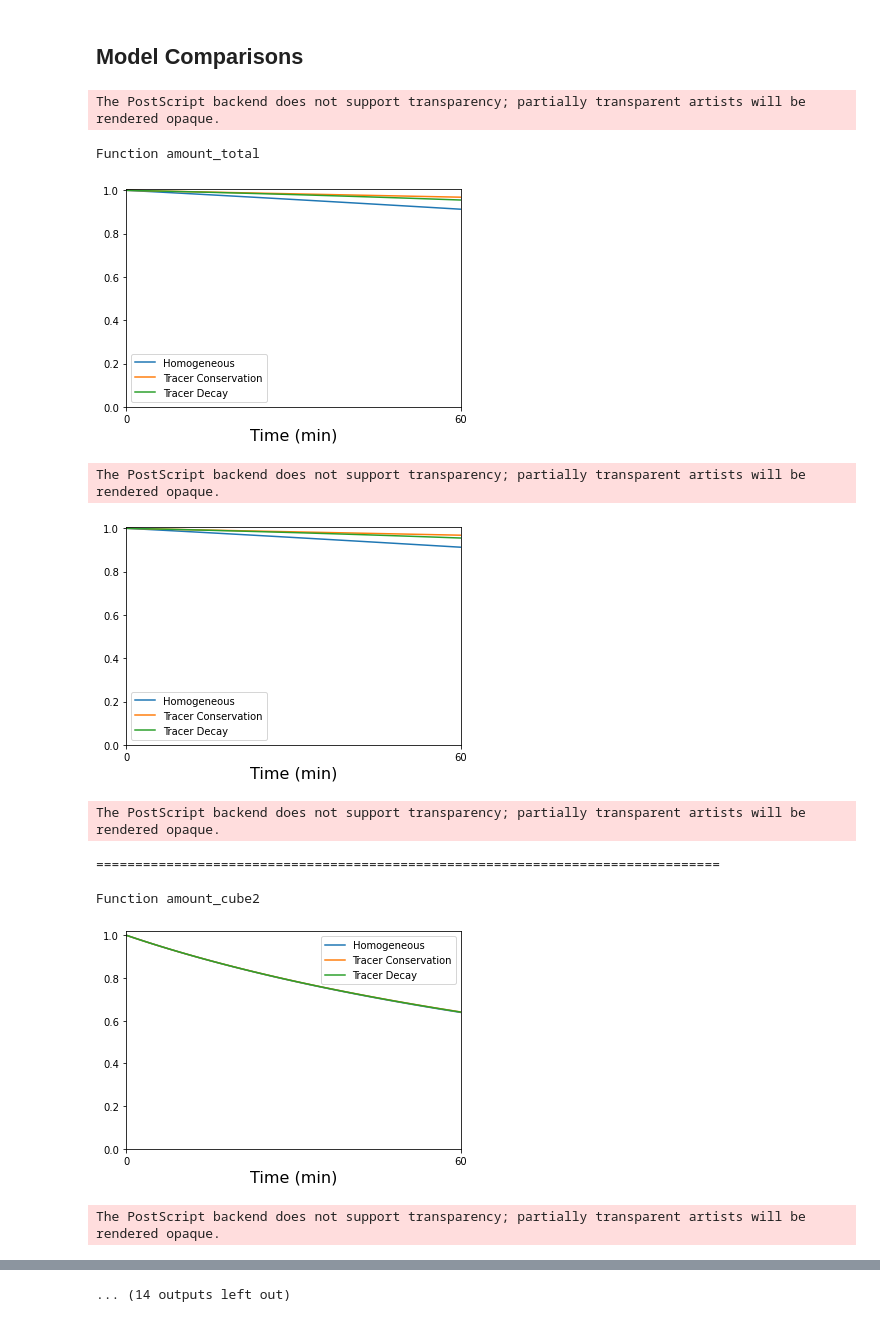
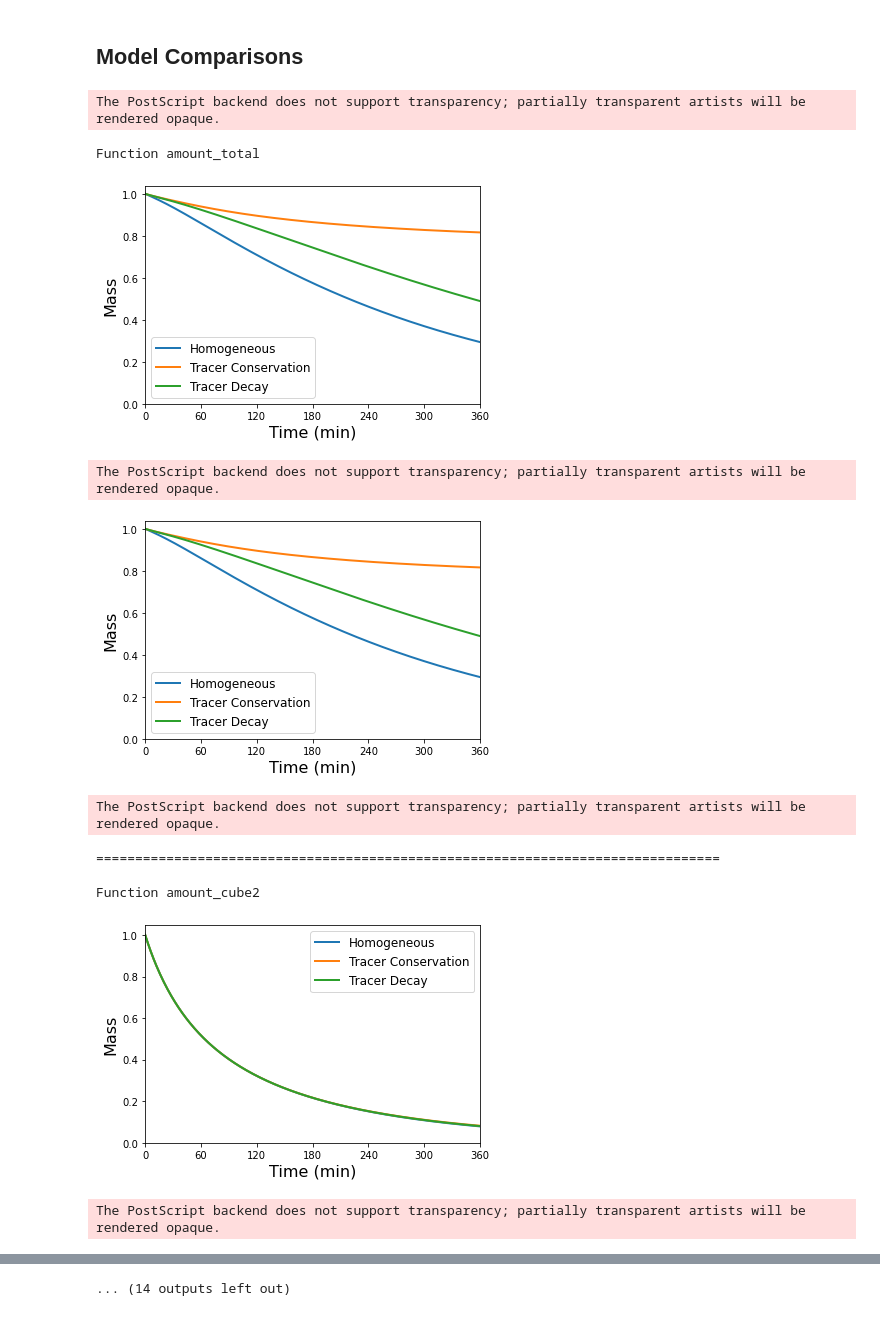
Before and after one commit to jorgenriseth/multirat, a Jupyter notebook: notebooks/Visualization and Measurements.ipynb, the cells around one changed output, grey strips where cells are left out. Drawn from its saved outputs; the diff is of its cells as text; code cells hidden in the pictures.

```diff
--- a/notebooks/Visualization and Measurements.ipynb
+++ b/notebooks/Visualization and Measurements.ipynb
@@ -93,7 +95,7 @@ Simulation stopped after 1.0h < 6.0h requested.
 # %% [markdown]
 ### Total vs Local Amounts
 # %%
-def plot_wrapper(time, values, relative=False, ax=None, *args, **kwargs):
+def plot_wrapper(time, values, dt, relative=False, ax=None, *args, **kwargs):
     if ax is None:
         fig, ax = plt.subplots()
 
@@ -102,9 +104,9 @@ def plot_wrapper(time, values, relative=False, ax=None, *args, **kwargs):
     else:
         vals = values
 
-    ax.plot(time / 60, vals, *args, **kwargs)
+    ax.plot(time / 60, vals, lw=2.0, *args, **kwargs)
     ax.set_xlim(0, time[-1] / 60)
-    ax.set_xticks(time[::60] / 60)
+    ax.set_xticks(time[::int(60 / (dt/60))] / 60)
     ax.set_xlabel("Time (min)", fontsize=16)
     ax.set_ylim(0, None, auto=True)
     return ax
@@ -203,7 +208,7 @@ concentration_injection
 # %% [markdown]
 ## Model Comparisons
 # %%
-def plot_different_models(resolution, funcname, models=None):
+def plot_different_models(models, resolution, timestep, funcname):
     if models is None:
         models = {
             "homogeneous": "Homogeneous",
@@ -213,42 +218,50 @@ def plot_different_models(resolution, funcname, models=None):
 
     fig, ax = plt.subplots()
     for modelname, model_label in models.items():
-        time = times[modelname][res]
-        plot_wrapper(time, values[modelname][resolution][funcname], relative=True, label=model_label, ax=ax)
-    plt.legend()
-#     plt.ylabel("$N(t)\,/\,N_0 $", fontsize=16)
-#     plt.ylabel("Relative Mass", fontsize=16)
-    plt.savefig(f"{RESULTS_DIR}/figures/inulin-diffusion-models-res{res}-{funcname}-{hours}hours-relative.eps", format="eps", bbox_inches="tight")
-    plt.savefig(f"{RESULTS_DIR}/figures/inulin-diffusion-models-res{res}-{funcname}-{hours}hours-relative.png", bbox_inches="tight")
+        time = times[(modelname, resolution, timestep)]
+        plot_wrapper(time, values[(modelname, resolution, timestep, funcname)], dt, relative=True, label=model_label, ax=ax)
+        plt.ylabel(function_ylabels[funcname], fontsize=18)
+
+    plt.legend(fontsize=14)
+    plt.savefig(f"{RESULTS_DIR}/figures/inulin-diffusion-models-res{resolution}-{funcname}-dt{dt}-{hours}hours-relative.eps", format="eps", bbox_inches="tight")
+    plt.savefig(f"{RESULTS_DIR}/figures/eps/inulin-diffusion-models-res{resolution}-{funcname}-dt{dt}-{hours}hours-relative.png", bbox_inches="tight")
     plt.show()
 
     fig, ax = plt.subplots()
     for modelname, model_label in models.items():
-        time = times[modelname][res]
-        plot_wrapper(time, values[modelname][resolution][funcname], relative=False, label=model_label, ax=ax)
-    plt.legend()
+        time = times[(modelname, resolution, timestep)]
+        plot_wrapper(time, values[(modelname, resolution, timestep, funcname)], dt, relative=False, label=model_label, ax=ax)
+        plt.ylabel("Relative " + function_ylabels[funcname], fontsize=18)
+
+    plt.legend(fontsize=14)
 #     plt.ylabel("$N(t)\,/\,N_0 $", fontsize=16)
 #     plt.ylabel("Amount", fontsize=16)
-    plt.savefig(f"{RESULTS_DIR}/figures/inulin-diffusion-models-res{res}-{funcname}-{hours}hours-absolute.eps", format="eps", bbox_inches="tight")
-    plt.savefig(f"{RESULTS_DIR}/figures/inulin-diffusion-models-res{res}-{funcname}-{hours}hours-absolute.png", bbox_inches="tight")
+    plt.savefig(f"{RESULTS_DIR}/figures/inulin-diffusion-models-res{resolution}-{funcname}-dt{dt}-{hours}hours-absolute.eps", format="eps", bbox_inches="tight")
+    plt.savefig(f"{RESULTS_DIR}/figures/eps/inulin-diffusion-models-res{resolution}-{funcname}-dt{dt}-{hours}hours-absolute.png", bbox_inches="tight")
     plt.show()
 # %%
-res = 8
+res = 32
+dt = 60
 
+models = {
+    "homogeneous": "Homogeneous",
+    "tracerconservation": "Tracer Conservation",
+    "tracerdecay": "Tracer Decay"
+}
 for func in ["amount_total", "amount_cube2", "amount_cube4", "amount_cube5", "concentration_injection"]:
     print("Function", func)
-    plot_different_models(res, func)
+    plot_different_models(models, res, dt, func)
     print("=" * 80)
     print()
 # %% [output]
 The PostScript backend does not support transparency; partially transparent artists will be rendered opaque.
 Function amount_total
-[figure, old version]
+[figure, new version]
 The PostScript backend does not support transparency; partially transparent artists will be rendered opaque.
-[figure, old version]
+[figure, new version]
 The PostScript backend does not support transparency; partially transparent artists will be rendered opaque.
 ================================================================================
 
 Function amount_cube2
-[figure, old version]
+[figure, new version]
 The PostScript backend does not support transparency; partially transparent artists will be rendered opaque.
```
Also changed, not shown: parts of 11 cells of this notebook, 11 other files.
